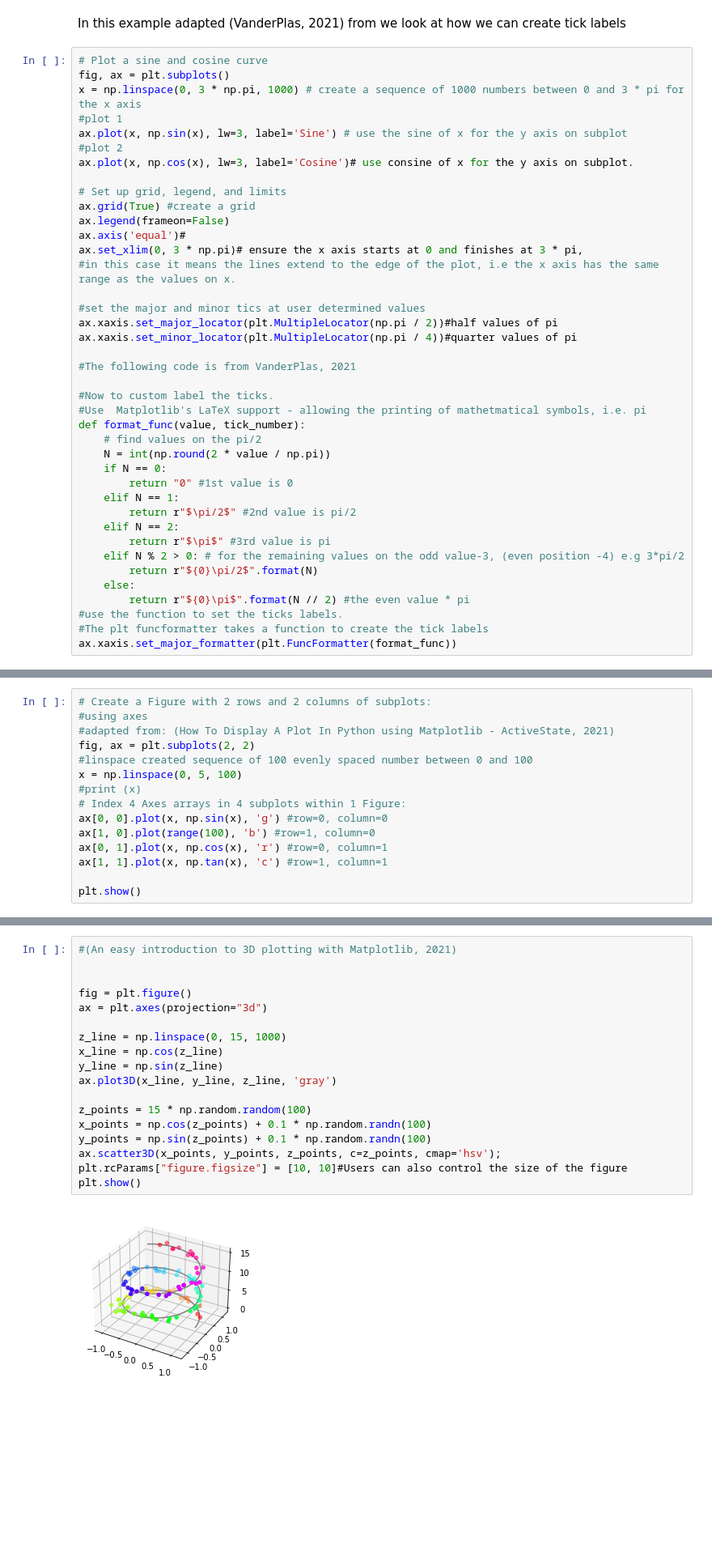
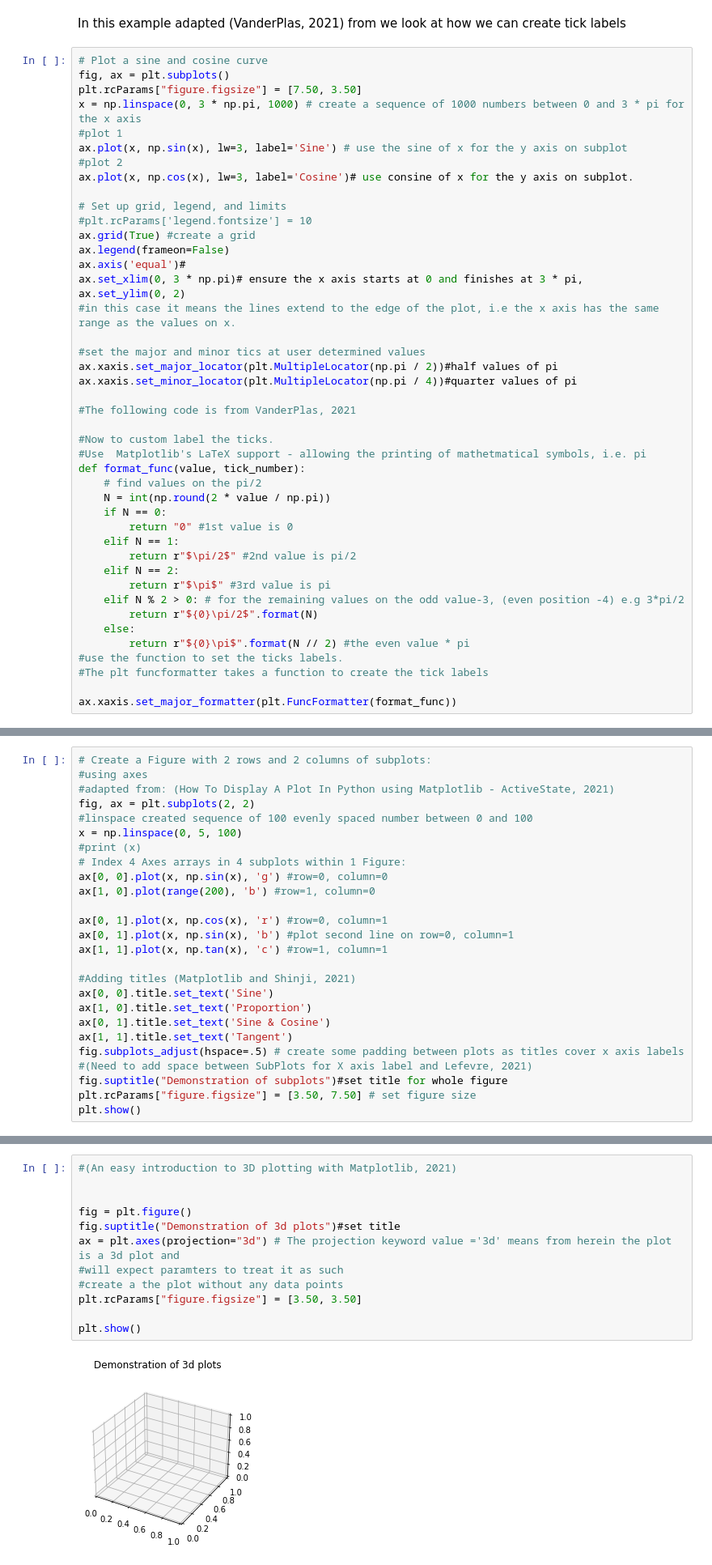
Before and after one commit to Jonish99/Fundamentals-of-Data-Analysis-Assessment, a Jupyter notebook: pyplot.ipynb, the cells around one changed output, grey strips where cells are left out. Shown at 81% size. Cells and saved outputs as stored; diff of their text form; blank space fills up the shorter version.

```diff
--- a/pyplot.ipynb
+++ b/pyplot.ipynb
@@ -118,6 +118,7 @@ In this example adapted (VanderPlas, 2021) from  we look at how we can create ti
 # %%
 # Plot a sine and cosine curve
 fig, ax = plt.subplots()
+plt.rcParams["figure.figsize"] = [7.50, 3.50]
 x = np.linspace(0, 3 * np.pi, 1000) # create a sequence of 1000 numbers between 0 and 3 * pi for the x axis
 #plot 1
 ax.plot(x, np.sin(x), lw=3, label='Sine') # use the sine of x for the y axis on subplot
@@ -125,10 +126,12 @@ ax.plot(x, np.sin(x), lw=3, label='Sine') # use the sine of x for the y axis on
 ax.plot(x, np.cos(x), lw=3, label='Cosine')# use consine of x for the y axis on subplot.
 
 # Set up grid, legend, and limits
+#plt.rcParams['legend.fontsize'] = 10
 ax.grid(True) #create a grid
 ax.legend(frameon=False)
 ax.axis('equal')#
 ax.set_xlim(0, 3 * np.pi)# ensure the x axis starts at 0 and finishes at 3 * pi,
+ax.set_ylim(0, 2)
 #in this case it means the lines extend to the edge of the plot, i.e the x axis has the same range as the values on x.
 
 #set the major and minor tics at user determined values
@@ -154,5 +157,6 @@ def format_func(value, tick_number):
         return r"${0}\pi$".format(N // 2) #the even value * pi
 #use the function to set the ticks labels.
 #The plt funcformatter takes a function to create the tick labels
+
 ax.xaxis.set_major_formatter(plt.FuncFormatter(format_func))
 # %% [output]
@@ -167,9 +173,20 @@ x = np.linspace(0, 5, 100)
 #print (x)
 # Index 4 Axes arrays in 4 subplots within 1 Figure:
 ax[0, 0].plot(x, np.sin(x), 'g') #row=0, column=0
-ax[1, 0].plot(range(100), 'b') #row=1, column=0
+ax[1, 0].plot(range(200), 'b') #row=1, column=0
+
 ax[0, 1].plot(x, np.cos(x), 'r') #row=0, column=1
+ax[0, 1].plot(x, np.sin(x), 'b') #plot second line on row=0, column=1
 ax[1, 1].plot(x, np.tan(x), 'c') #row=1, column=1
 
+#Adding titles (Matplotlib and Shinji, 2021)
+ax[0, 0].title.set_text('Sine')
+ax[1, 0].title.set_text('Proportion')
+ax[0, 1].title.set_text('Sine & Cosine')
+ax[1, 1].title.set_text('Tangent')
+fig.subplots_adjust(hspace=.5) # create some padding between plots as titles cover x axis labels
+#(Need to add space between SubPlots for X axis label and Lefevre, 2021)
+fig.suptitle("Demonstration of subplots")#set title for whole figure
+plt.rcParams["figure.figsize"] = [3.50, 7.50] # set figure size
 plt.show()
 # %% [output]
@@ -179,20 +198,14 @@ plt.show()
 # %%
 #(An easy introduction to 3D plotting with Matplotlib, 2021)
 
 
 fig = plt.figure()
-ax = plt.axes(projection="3d")
+fig.suptitle("Demonstration of 3d plots")#set title
+ax = plt.axes(projection="3d") # The projection keyword value ='3d' means from herein the plot is a 3d plot and
+#will expect paramters to treat it as such
+#create a the plot without any data points
+plt.rcParams["figure.figsize"] = [3.50, 3.50]
 
-z_line = np.linspace(0, 15, 1000)
-x_line = np.cos(z_line)
-y_line = np.sin(z_line)
-ax.plot3D(x_line, y_line, z_line, 'gray')
-
-z_points = 15 * np.random.random(100)
-x_points = np.cos(z_points) + 0.1 * np.random.randn(100)
-y_points = np.sin(z_points) + 0.1 * np.random.randn(100)
-ax.scatter3D(x_points, y_points, z_points, c=z_points, cmap='hsv');
-plt.rcParams["figure.figsize"] = [10, 10]#Users can also control the size of the figure
 plt.show()
 # %% [output]
-[figure, old version]
+[figure, new version]
```
Also changed, not shown: parts of 10 cells of this notebook.
